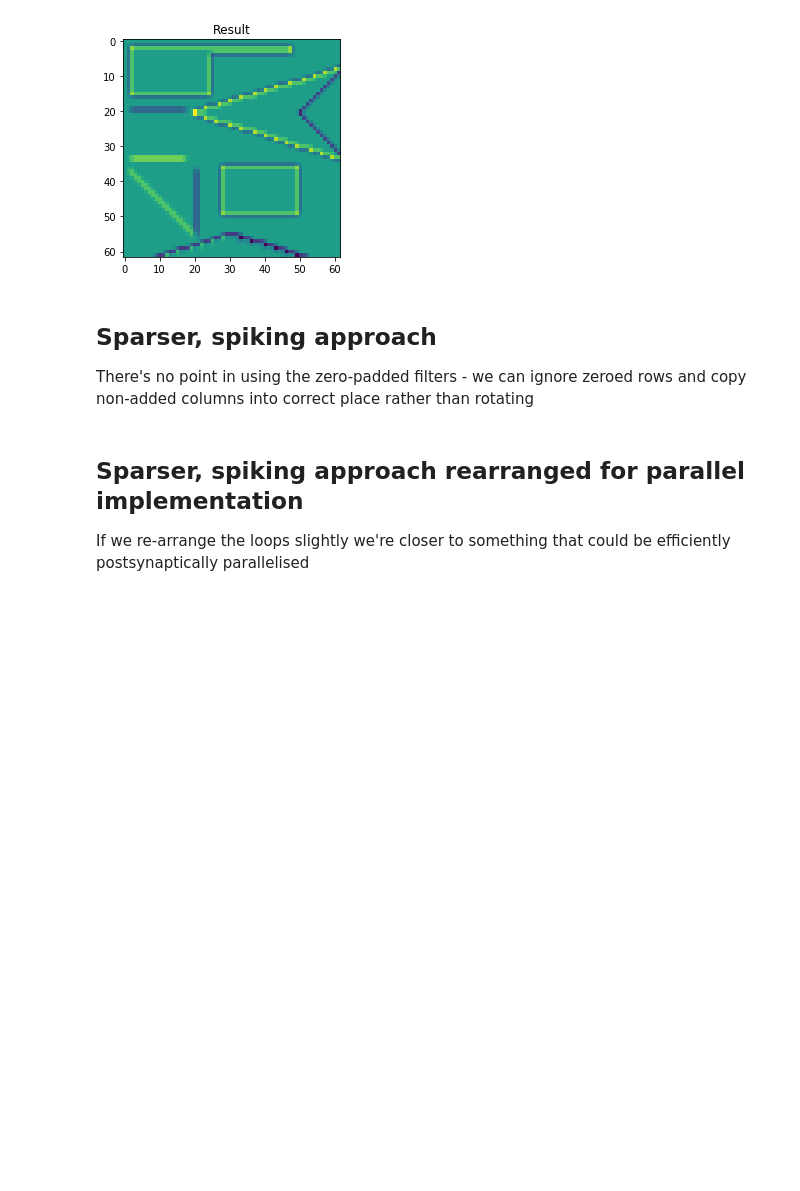
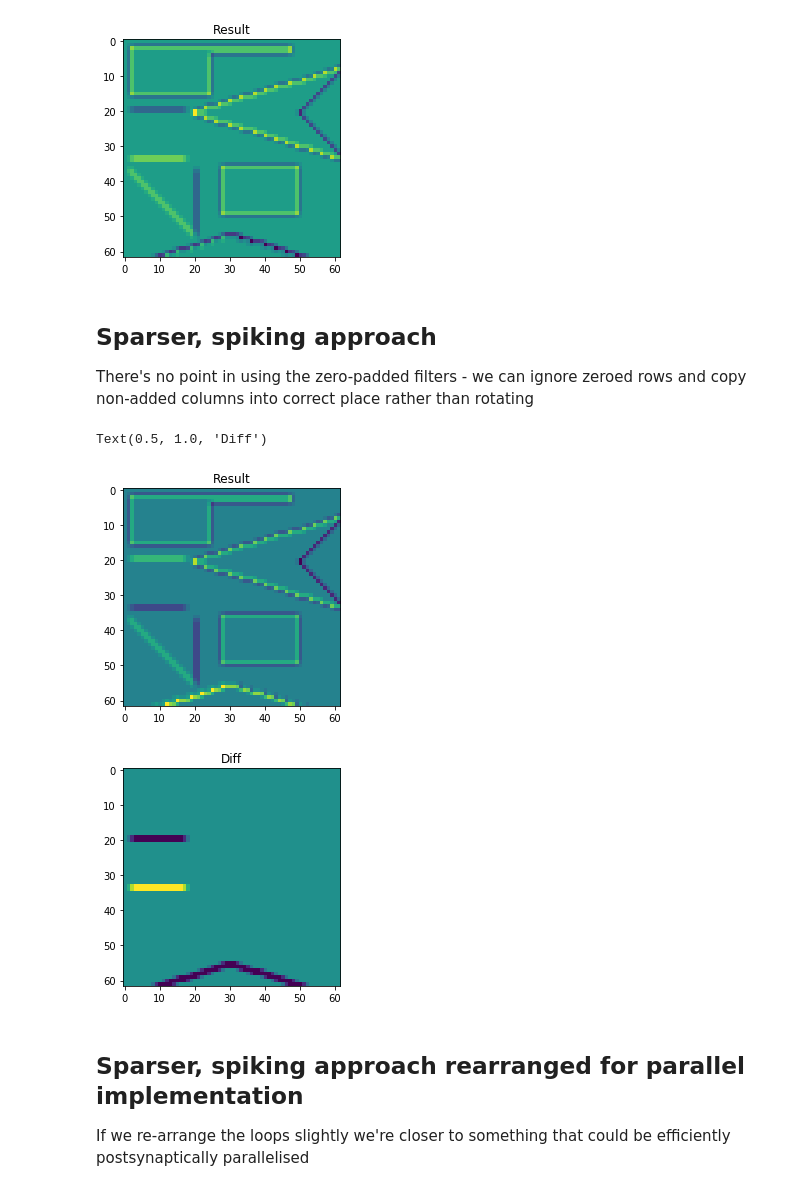
Before and after one commit to neworderofjamie/conv_test, a Jupyter notebook: toeplitz_sparse.ipynb, the cells around one changed output. Cells and saved outputs as stored; diff of their text form; code cells hidden in the pictures; blank space fills up the shorter version.

Commit message:
multi-channel "Sparser, spiking approach not working"

```diff
--- a/toeplitz_sparse.ipynb
+++ b/toeplitz_sparse.ipynb
@@ -440,29 +440,39 @@ There's no point in using the zero-padded filters -  we can ignore zeroed rows a
 # %%
 sparser_spike_output = np.zeros((OUTPUT_SIZE * OUTPUT_SIZE))
 
 # Loop through spikes
 for pre in spike_indices:
+    # Split pre into row, column and channel
+    pre_row = (pre // INPUT_CHANNELS) // INPUT_SIZE
+    pre_col = (pre // INPUT_CHANNELS) % INPUT_SIZE
+    pre_chan = pre % INPUT_CHANNELS
+
     # Determine which column of blocks contains pre
     # **NOTE** from the POV of connectivity matrices, the columns of the Toeplitz matrix are the rows
-    j = pre // INPUT_SIZE
-    col = pre % INPUT_SIZE
-    row_len = min(filt.shape[1], OUTPUT_SIZE - col)
+    row_len = min(filt.shape[2], OUTPUT_SIZE - pre_col)
 
     # Loop through filter rows
-    for i in range(j, min(OUTPUT_SIZE, j + filt.shape[0])):
+    for i in range(pre_row, min(OUTPUT_SIZE, pre_row + filt.shape[1])):
         # Extract row of filter
-        filter_row = filt[i - j]
+        filter_row = filt[pre_chan, i - pre_row]
 
         # Place it into correct slice of output
-        start_out = (i * OUTPUT_SIZE) + col
+        start_out = (i * OUTPUT_SIZE) + pre_col
         end_out = start_out + row_len
         sparser_spike_output[start_out:end_out] += filter_row[:row_len]
 
 fig, axis = plt.subplots()
 axis.imshow(np.reshape(sparser_spike_output, (OUTPUT_SIZE, OUTPUT_SIZE)))
 axis.set_title("Result")
 
-assert np.array_equal(dense_result, sparser_spike_output)
+#assert np.array_equal(dense_result, sparser_spike_output)
+fig, axis = plt.subplots()
+axis.imshow(np.reshape(dense_result-sparser_spike_output, (OUTPUT_SIZE, OUTPUT_SIZE)))
+axis.set_title("Diff")
+# %% [output]
+Text(0.5, 1.0, 'Diff')
+[figure, added]
+[figure, added]
 # %% [markdown]
 ## Sparser, spiking approach rearranged for parallel implementation
 If we re-arrange the loops slightly we're closer to something that could be efficiently postsynaptically parallelised
```
Also changed, not shown: parts of 1 cell of this notebook.
